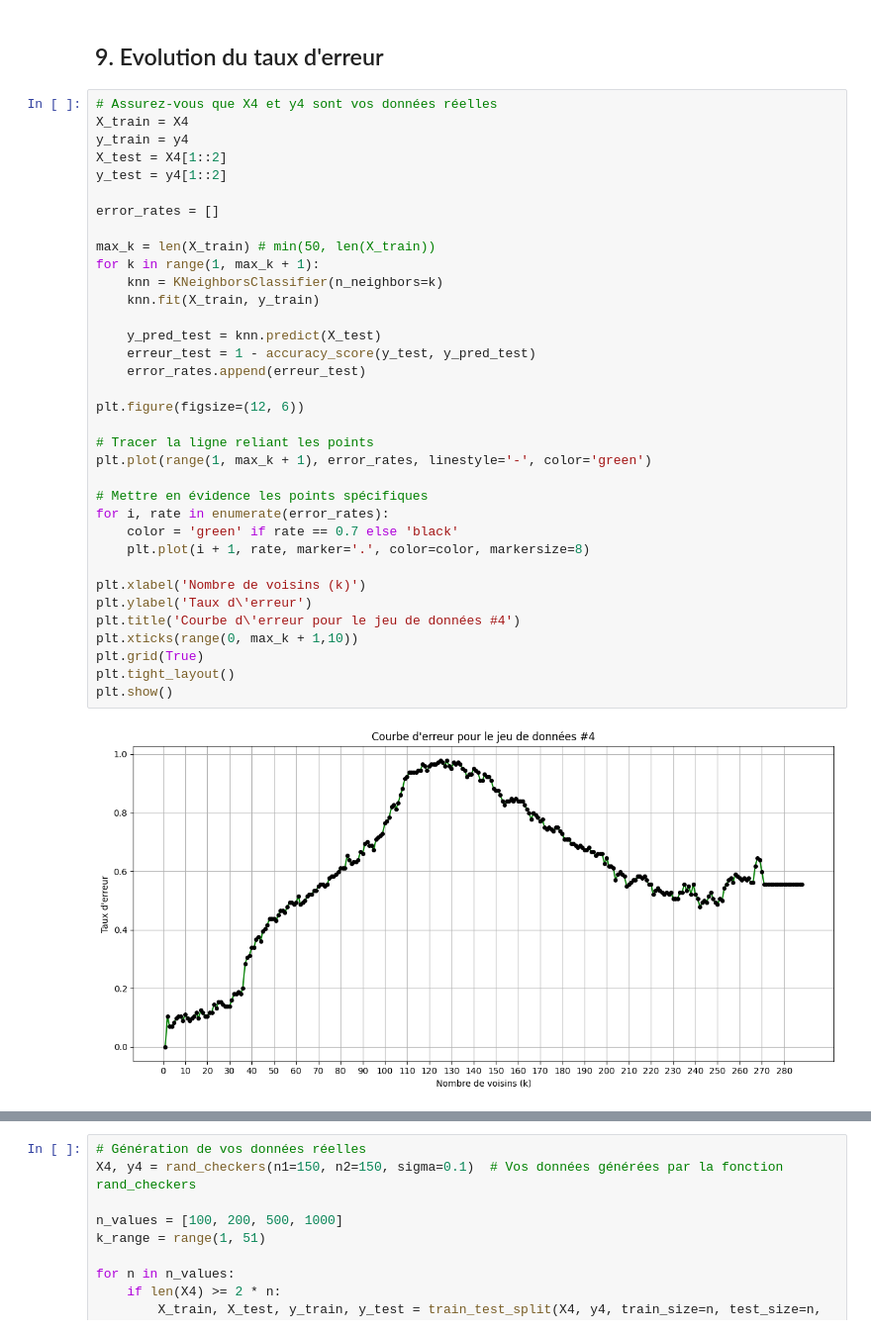
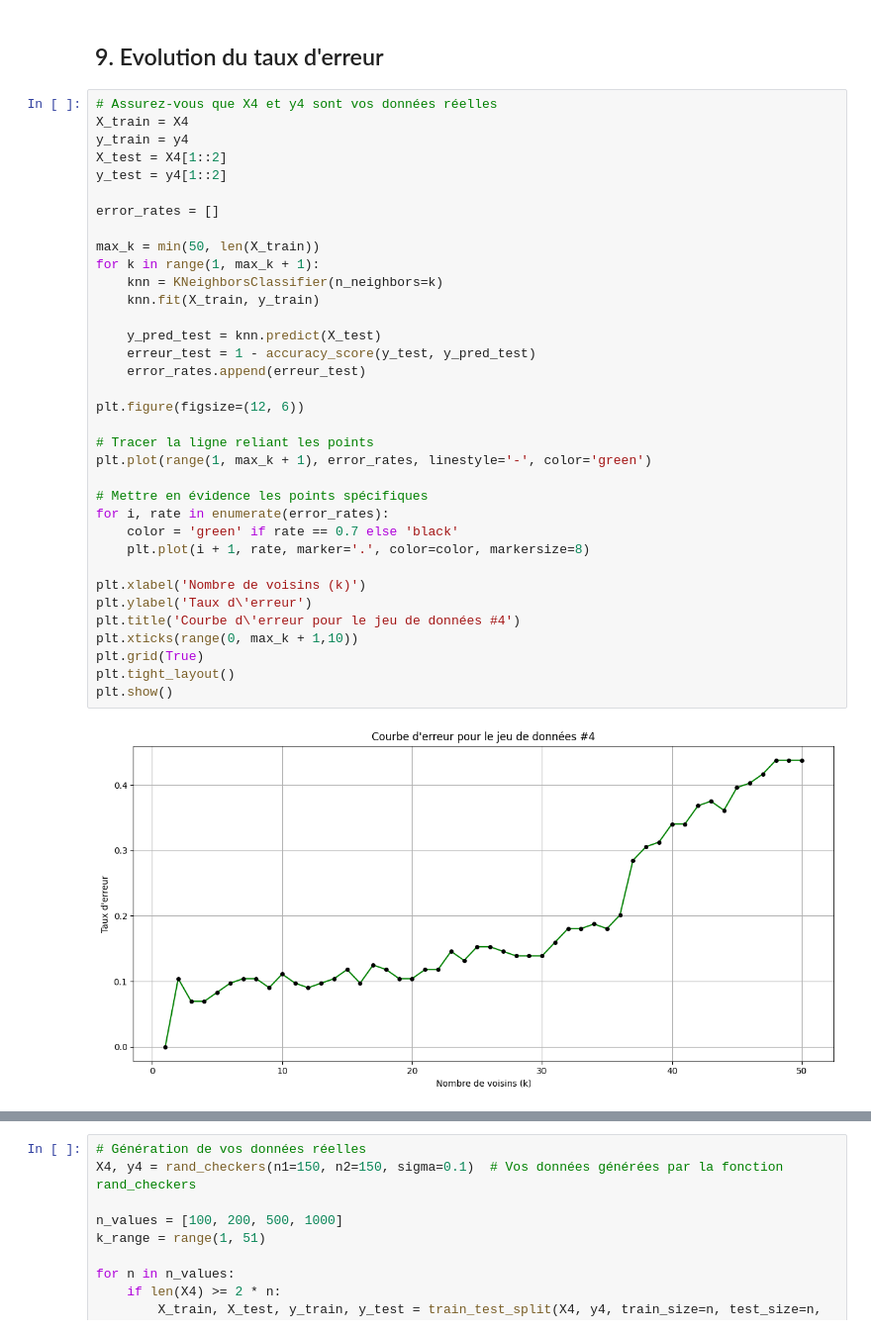
Before and after one commit to MitaTelecom/KNN_final, a Jupyter notebook: KNN/Travail principal.ipynb, the cells around one changed output, grey strips where cells are left out. Shown at 99% size. Cells and saved outputs as stored; diff of their text form.

Commit message:
finalisation question 9 graph et commentaires

```diff
--- a/KNN/Travail principal.ipynb
+++ b/KNN/Travail principal.ipynb
@@ -515,33 +515,33 @@ X_test = X4[1::2]
 y_test = y4[1::2]
 
 error_rates = []
 
-max_k = len(X_train) # min(50, len(X_train))
+max_k = min(50, len(X_train))
 for k in range(1, max_k + 1):
     knn = KNeighborsClassifier(n_neighbors=k)
     knn.fit(X_train, y_train)
 
     y_pred_test = knn.predict(X_test)
     erreur_test = 1 - accuracy_score(y_test, y_pred_test)
     error_rates.append(erreur_test)
 
 plt.figure(figsize=(12, 6))
 
 # Tracer la ligne reliant les points
 plt.plot(range(1, max_k + 1), error_rates, linestyle='-', color='green')
 
 # Mettre en évidence les points spécifiques
 for i, rate in enumerate(error_rates):
     color = 'green' if rate == 0.7 else 'black'
     plt.plot(i + 1, rate, marker='.', color=color, markersize=8)
 
 plt.xlabel('Nombre de voisins (k)')
 plt.ylabel('Taux d\'erreur')
 plt.title('Courbe d\'erreur pour le jeu de données #4')
 plt.xticks(range(0, max_k + 1,10))
 plt.grid(True)
 plt.tight_layout()
 plt.show()
 # %% [output]
-[figure, old version]
+[figure, new version]
 # %% [markdown]
```
Also changed, not shown: parts of 2 cells of this notebook.
